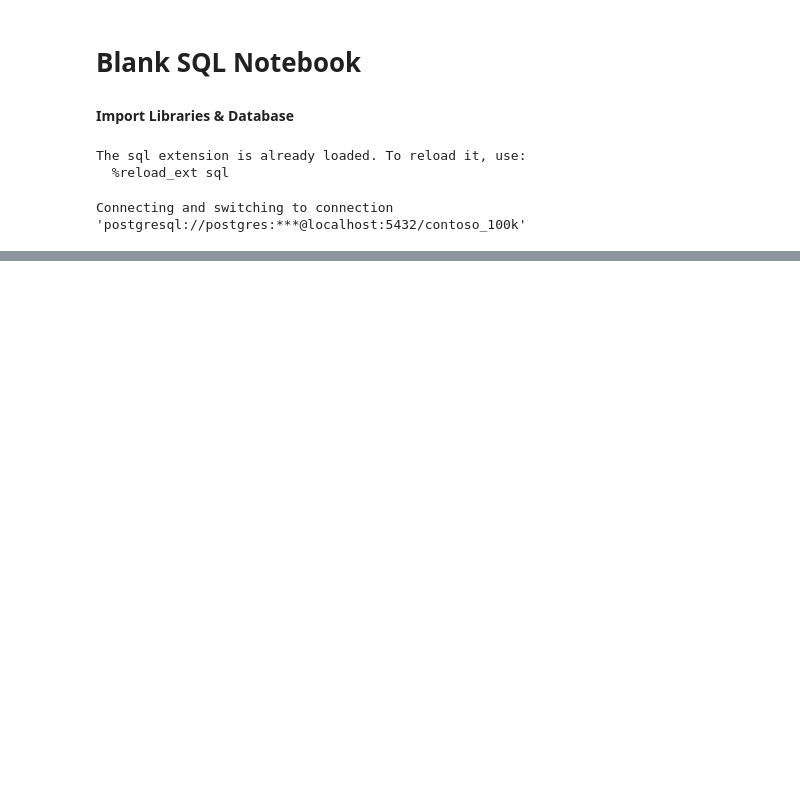
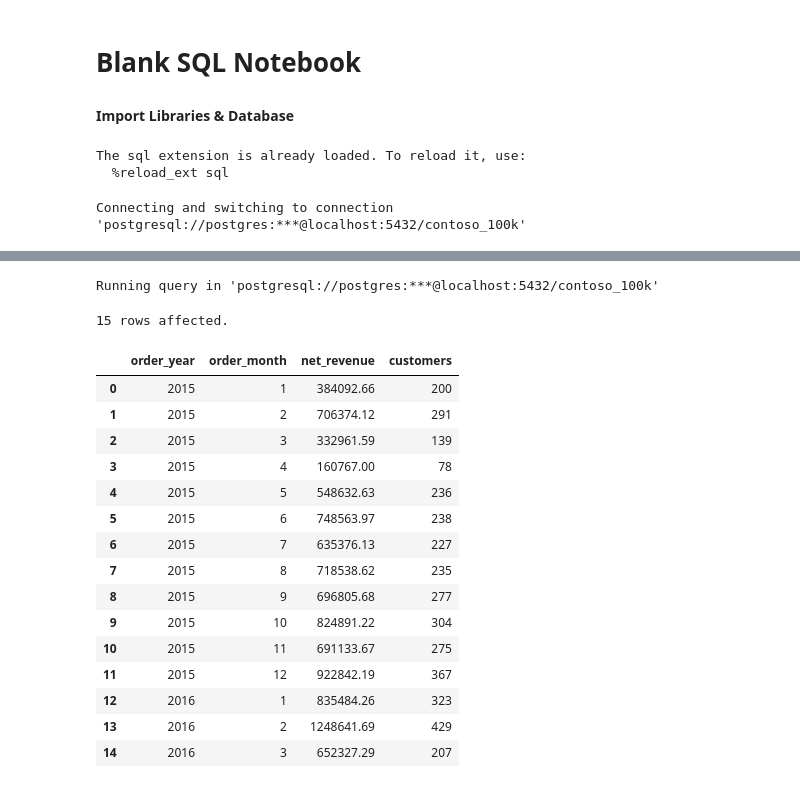
Before and after one commit to Matt1220/SQL_VScode_Project, a Jupyter notebook: Resources/Blank_SQL_Notebook.ipynb, the cells around one changed output, grey strips where cells are left out. Saved outputs shown, nothing was run; the diff lists cells and outputs as text; code cells hidden in the pictures; blank space fills up the shorter version.

```diff
--- a/Resources/Blank_SQL_Notebook.ipynb
+++ b/Resources/Blank_SQL_Notebook.ipynb
@@ -491,0 +459,32 @@ Running query in 'postgresql://postgres:***@localhost:5432/contoso_100k'
+# %%
+%%sql
+
+SELECT
+  EXTRACT(YEAR FROM orderdate) AS order_year,
+  EXTRACT(MONTH FROM orderdate) AS order_month,
+  SUM(quantity * netprice * exchangerate) AS net_revenue,
+  COUNT(DISTINCT(customerkey)) AS Customers
+FROM sales
+GROUP BY
+  order_year,
+  order_month
+LIMIT 15
+# %% [output]
+Running query in 'postgresql://postgres:***@localhost:5432/contoso_100k'
+15 rows affected.
+|  | order_year | order_month | net_revenue | customers |
+| 0 | 2015 | 1 | 384092.66 | 200 |
+| 1 | 2015 | 2 | 706374.12 | 291 |
+| 2 | 2015 | 3 | 332961.59 | 139 |
+| 3 | 2015 | 4 | 160767.00 | 78 |
+| 4 | 2015 | 5 | 548632.63 | 236 |
+| 5 | 2015 | 6 | 748563.97 | 238 |
+| 6 | 2015 | 7 | 635376.13 | 227 |
+| 7 | 2015 | 8 | 718538.62 | 235 |
+| 8 | 2015 | 9 | 696805.68 | 277 |
+| 9 | 2015 | 10 | 824891.22 | 304 |
+| 10 | 2015 | 11 | 691133.67 | 275 |
+| 11 | 2015 | 12 | 922842.19 | 367 |
+| 12 | 2016 | 1 | 835484.26 | 323 |
+| 13 | 2016 | 2 | 1248641.69 | 429 |
+| 14 | 2016 | 3 | 652327.29 | 207 |
```
Also changed, not shown: parts of 27 cells of this notebook.
